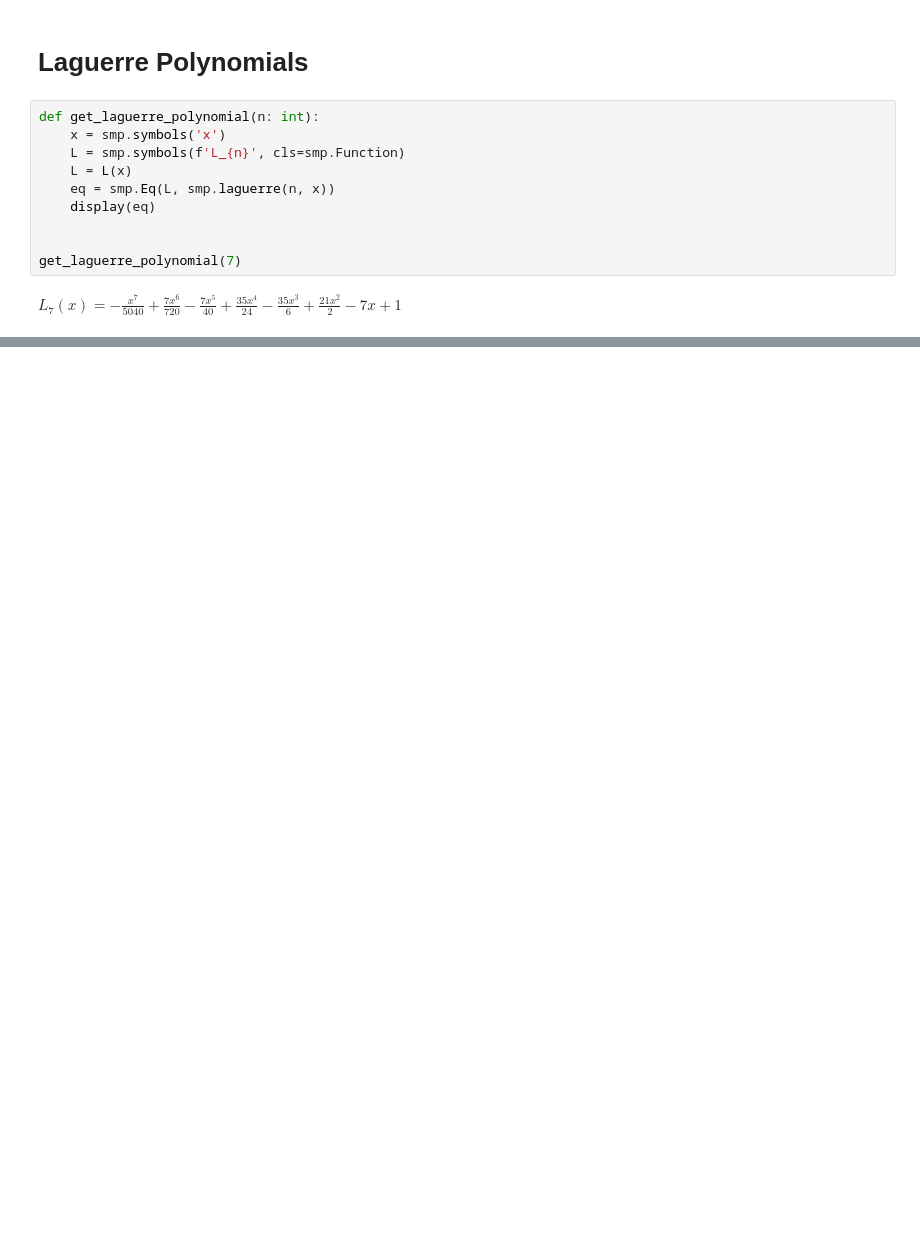
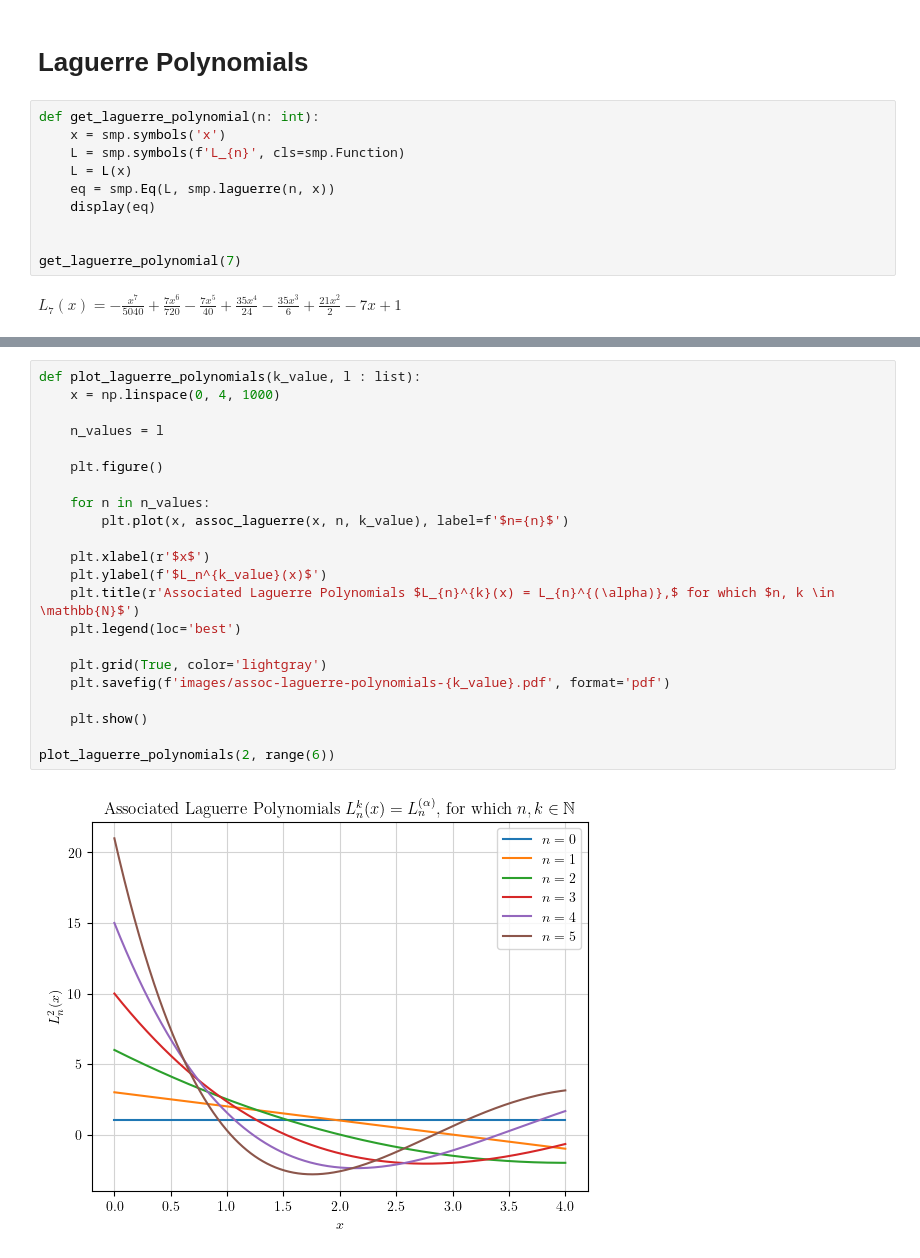
Before and after one commit to thomas-martinod/fisica-matematica-2, a Jupyter notebook: special-functions/laguerre-polynomials.ipynb, the cells around one changed output, grey strips where cells are left out. Cells and saved outputs as stored; diff of their text form; blank space fills up the shorter version.

```diff
--- a/special-functions/laguerre-polynomials.ipynb
+++ b/special-functions/laguerre-polynomials.ipynb
@@ -51,0 +72,24 @@ FileNotFoundError: [Errno 2] No such file or directory: 'special-functions/lague
+# %%
+def plot_laguerre_polynomials(k_value, l : list):
+    x = np.linspace(0, 4, 1000)
+
+    n_values = l
+
+    plt.figure()
+
+    for n in n_values:
+        plt.plot(x, assoc_laguerre(x, n, k_value), label=f'$n={n}$')
+
+    plt.xlabel(r'$x$')
+    plt.ylabel(f'$L_n^{k_value}(x)$')
+    plt.title(r'Associated Laguerre Polynomials $L_{n}^{k}(x) = L_{n}^{(\alpha)},$ for which $n, k \in \mathbb{N}$')
+    plt.legend(loc='best')
+
+    plt.grid(True, color='lightgray')
+    plt.savefig(f'images/assoc-laguerre-polynomials-{k_value}.pdf', format='pdf')
+
+    plt.show()
+
+plot_laguerre_polynomials(2, range(6))
+# %% [output]
+[figure, added]
```
Also changed, not shown: parts of 5 cells of this notebook, 5 other files.
